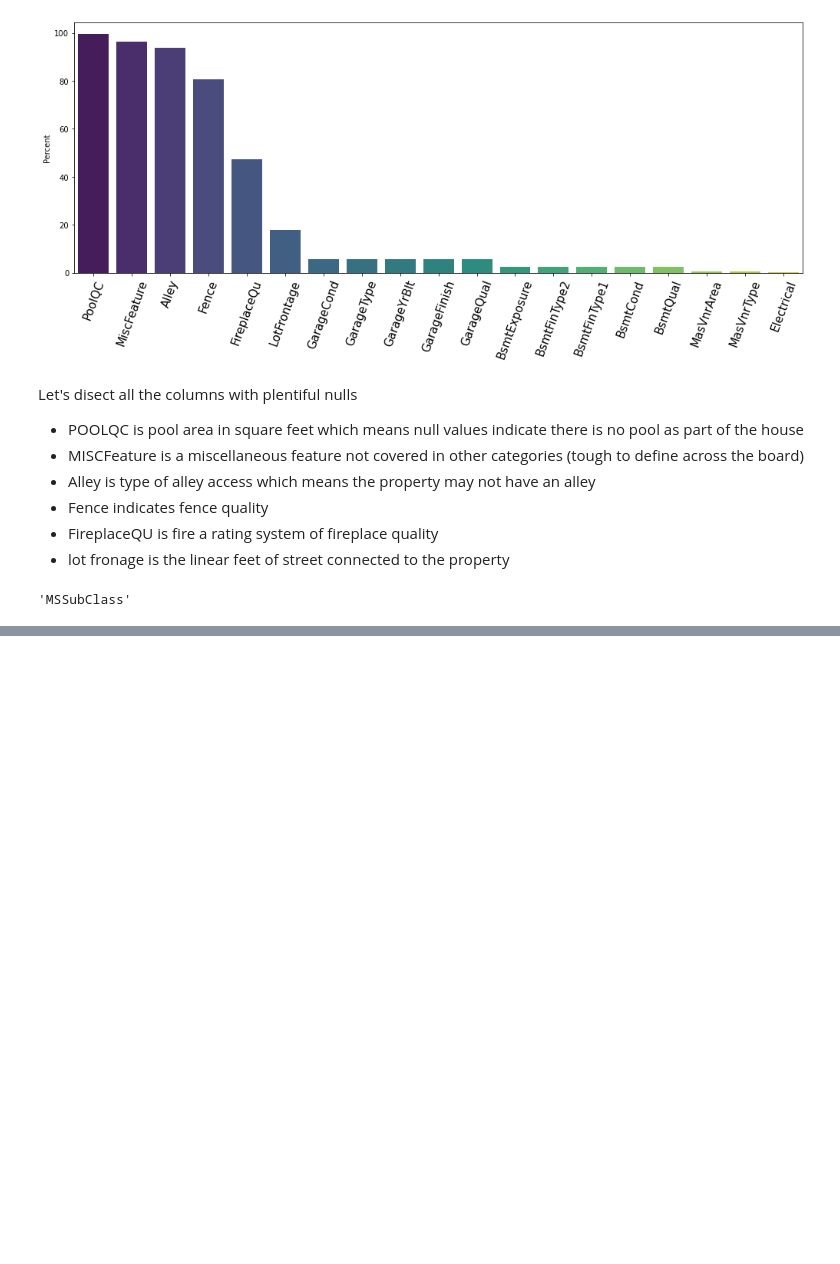
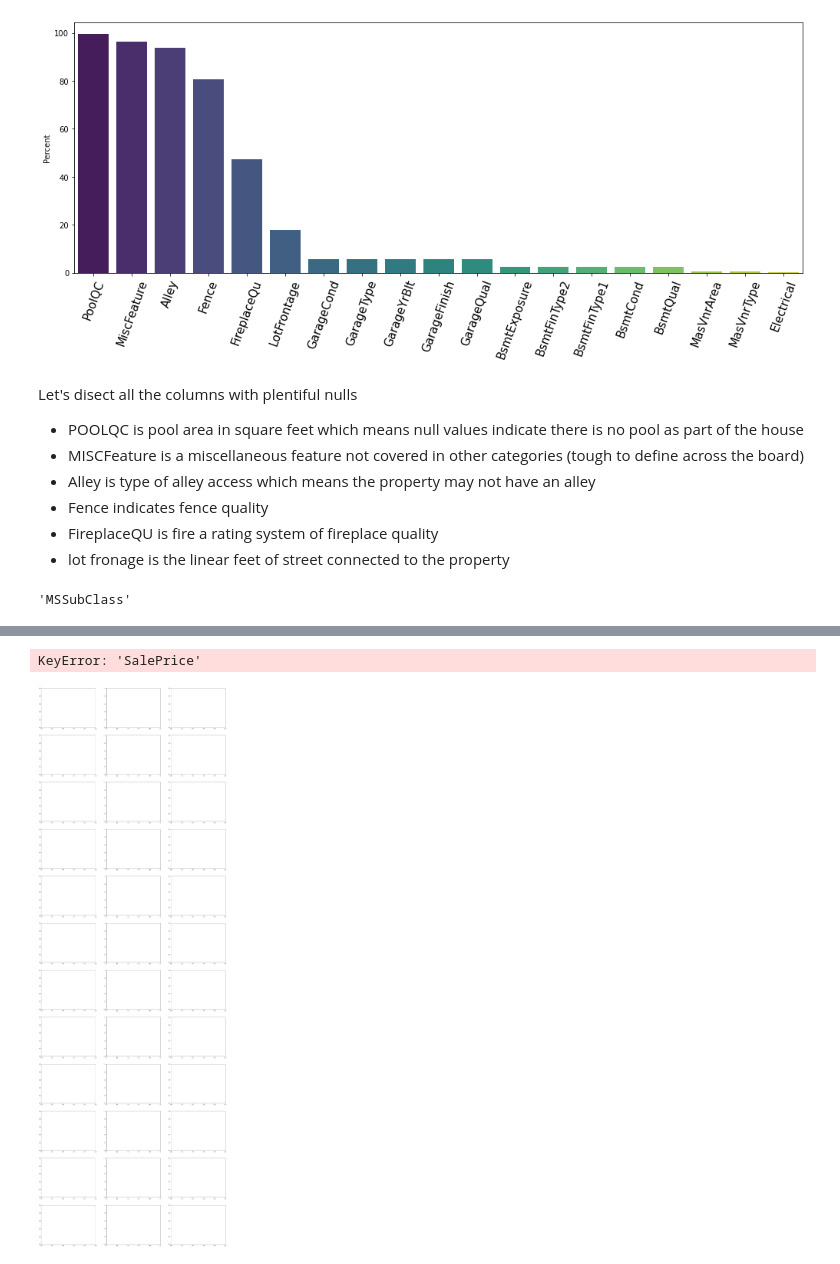
Before and after one commit to lshwed/housing_prices_imitation, a Jupyter notebook: housing_prices.ipynb, the cells around one changed output, grey strips where cells are left out. Drawn from its saved outputs; the diff is of its cells as text; code cells hidden in the pictures; blank space fills up the shorter version.

```diff
--- a/housing_prices.ipynb
+++ b/housing_prices.ipynb
@@ -175,0 +172,11 @@ sns.distplot(train_features['LotFrontage'])
+# %%
+# transforming infrequent values
+others = [
+    'Condition1', 'Condition2', 'RoofMatl', 'Exterior1st', 'Exterior2nd',
+    'Heating', 'Electrical', 'Functional', 'SaleType'
+]
+
+for col in others:
+    mask = train_features[col].isin(
+        train_features[col].value_counts()[train_features[col].value_counts() < 10].index)
+    train_features[col][mask] = 'Other'
@@ -175,0 +332,32 @@ sns.distplot(train_features['LotFrontage'])
+# %%
+# Creating new features  based on previous observations. There might be some highly correlated features now. You cab drop them if you want to...
+
+train_features['TotalSF'] = (train_features['BsmtFinSF1'] + train_features['BsmtFinSF2'] +
+                       train_features['1stFlrSF'] + train_features['2ndFlrSF'])
+train_features['TotalBathrooms'] = (train_features['FullBath'] +
+                              (0.5 * train_features['HalfBath']) +
+                              train_features['BsmtFullBath'] +
+                              (0.5 * train_features['BsmtHalfBath']))
+
+train_features['TotalPorchSF'] = (train_features['OpenPorchSF'] + train_features['3SsnPorch'] + train_features['EnclosedPorch'] + train_features['ScreenPorch'] + train_features['WoodDeckSF'])
+
+train_features['YearBlRm'] = (train_features['YearBuilt'] + train_features['YearRemodAdd'])
+
+# Merging quality and conditions.
+
+train_features['TotalExtQual'] = (train_features['ExterQual'] + train_features['ExterCond'])
+train_features['TotalBsmQual'] = (train_features['BsmtQual'] + train_features['BsmtCond'] + train_features['BsmtFinType1'] + train_features['BsmtFinType2'])
+train_features['TotalGrgQual'] = (train_features['GarageQual'] + train_features['GarageCond'])
+train_features['TotalQual'] = train_features['OverallQual'] + train_features['TotalExtQual'] + train_features['TotalBsmQual'] + train_features['TotalGrgQual'] + train_features['KitchenQual'] + train_features['HeatingQC']
+
+# Creating new features by using new quality indicators.
+
+train_features['QualGr'] = train_features['TotalQual'] * train_features['GrLivArea']
+train_features['QualBsm'] = train_features['TotalBsmQual'] * (train_features['BsmtFinSF1'] + train_features['BsmtFinSF2'])
+train_features['QualPorch'] = train_features['TotalExtQual'] * train_features['TotalPorchSF']
+train_features['QualExt'] = train_features['TotalExtQual'] * train_features['MasVnrArea']
+train_features['QualGrg'] = train_features['TotalGrgQual'] * train_features['GarageArea']
+train_features['QlLivArea'] = (train_features['GrLivArea'] -
+                         train_features['LowQualFinSF']) * (train_features['TotalQual'])
+
+train_features['QualSFNg'] = train_features['QualGr'] * train_features['Neighborhood']
@@ -175,0 +374,5 @@ sns.distplot(train_features['LotFrontage'])
+# %%
+srt_reg('SalePrice',train_features)
+# %% [output]
+KeyError: 'SalePrice'
+[figure, added]
```
Also changed, not shown: parts of 36 cells of this notebook.
